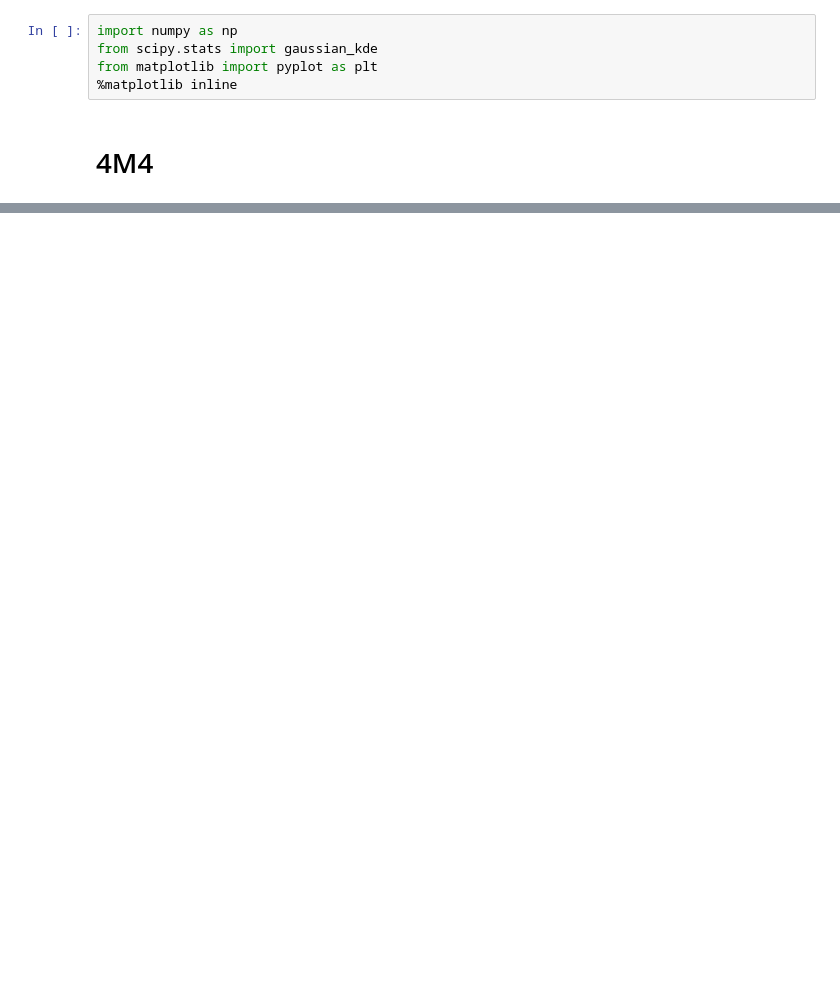
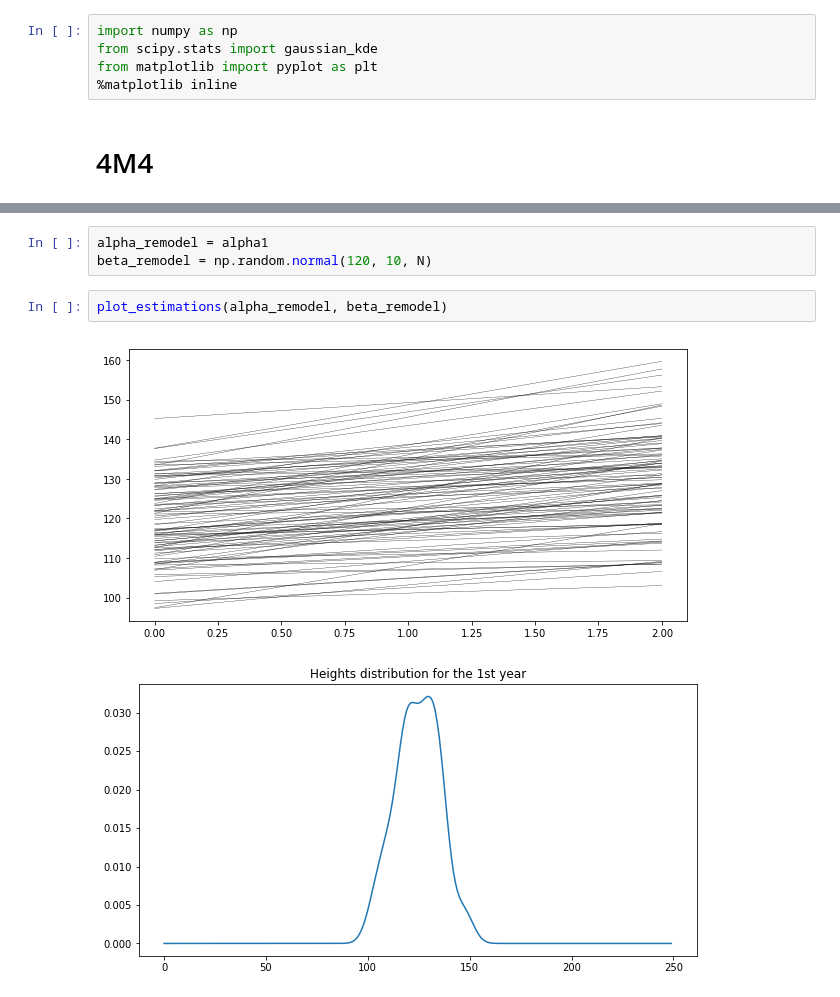
Before and after one commit to DaryaChaplygina/BioInf2018, a Jupyter notebook: Statistics II/HW2.ipynb, the cells around one changed output, grey strips where cells are left out. Saved outputs shown, nothing was run; the diff lists cells and outputs as text; blank space fills up the shorter version.

```diff
--- a/Statistics II/HW2.ipynb
+++ b/Statistics II/HW2.ipynb
@@ -34,0 +37,8 @@ plot_estimations(alpha1, beta1)
+# %%
+alpha_remodel = alpha1
+beta_remodel = np.random.normal(120, 10, N)
+# %%
+plot_estimations(alpha_remodel, beta_remodel)
+# %% [output]
+[figure, added]
+[figure, added]
```
Also changed, not shown: parts of 5 cells of this notebook.
